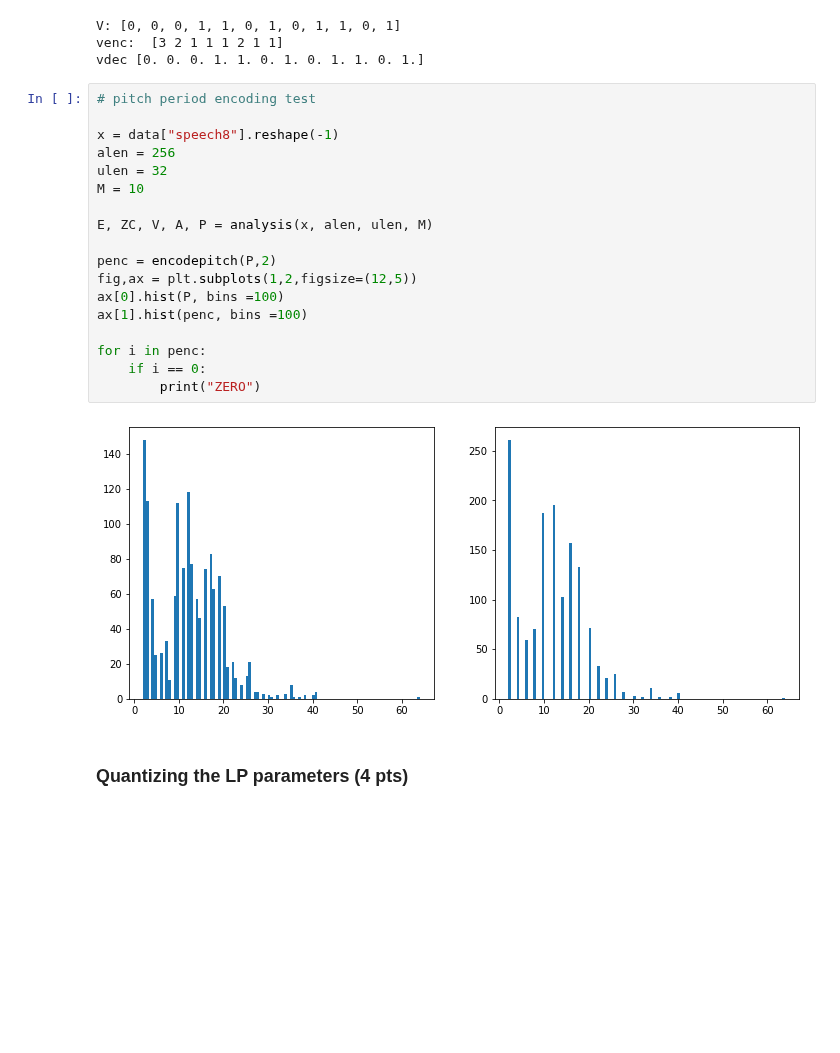
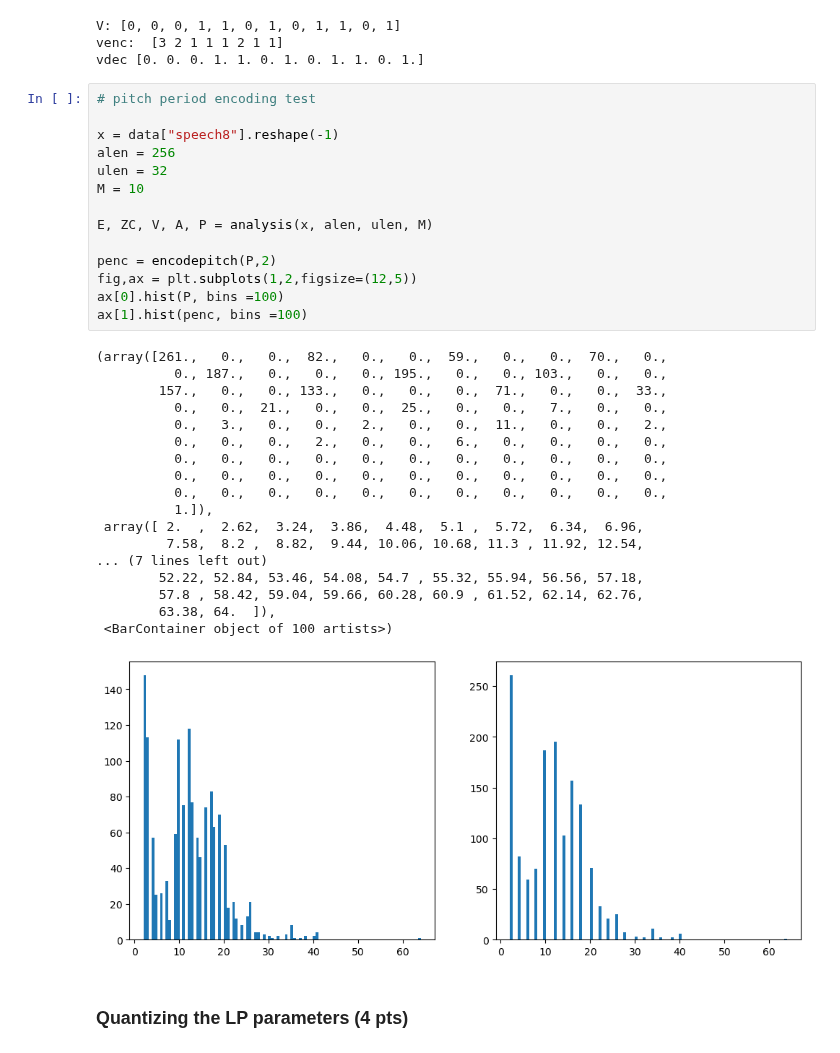
Before and after one commit to bossersimon/EQ2321, a Jupyter notebook: lab2/assignment_2.ipynb, the cells around one changed output. Cells and saved outputs as stored; diff of their text form; blank space fills up the shorter version.

```diff
--- a/lab2/assignment_2.ipynb
+++ b/lab2/assignment_2.ipynb
@@ -530,23 +531,36 @@ vdec [0. 0. 0. 1. 1. 0. 1. 0. 1. 1. 0. 1.]
 # %%
 # pitch period encoding test
 
 x = data["speech8"].reshape(-1)
 alen = 256
 ulen = 32
 M = 10
 
 E, ZC, V, A, P = analysis(x, alen, ulen, M)
 
 penc = encodepitch(P,2)
 fig,ax = plt.subplots(1,2,figsize=(12,5))
 ax[0].hist(P, bins =100)
 ax[1].hist(penc, bins =100)
-
-for i in penc:
-    if i == 0:
-        print("ZERO")
 # %% [output]
+(array([261.,   0.,   0.,  82.,   0.,   0.,  59.,   0.,   0.,  70.,   0.,
+          0., 187.,   0.,   0.,   0., 195.,   0.,   0., 103.,   0.,   0.,
+        157.,   0.,   0., 133.,   0.,   0.,   0.,  71.,   0.,   0.,  33.,
+          0.,   0.,  21.,   0.,   0.,  25.,   0.,   0.,   7.,   0.,   0.,
+          0.,   3.,   0.,   0.,   2.,   0.,   0.,  11.,   0.,   0.,   2.,
+          0.,   0.,   0.,   2.,   0.,   0.,   6.,   0.,   0.,   0.,   0.,
+          0.,   0.,   0.,   0.,   0.,   0.,   0.,   0.,   0.,   0.,   0.,
+          0.,   0.,   0.,   0.,   0.,   0.,   0.,   0.,   0.,   0.,   0.,
+          0.,   0.,   0.,   0.,   0.,   0.,   0.,   0.,   0.,   0.,   0.,
+          1.]),
+ array([ 2.  ,  2.62,  3.24,  3.86,  4.48,  5.1 ,  5.72,  6.34,  6.96,
+         7.58,  8.2 ,  8.82,  9.44, 10.06, 10.68, 11.3 , 11.92, 12.54,
+... (7 lines left out)
+        52.22, 52.84, 53.46, 54.08, 54.7 , 55.32, 55.94, 56.56, 57.18,
+        57.8 , 58.42, 59.04, 59.66, 60.28, 60.9 , 61.52, 62.14, 62.76,
+        63.38, 64.  ]),
+ <BarContainer object of 100 artists>)
-[figure, old version]
+[figure, new version]
 # %% [markdown]
 ### Quantizing the LP parameters (4 pts)
 # %% [markdown]
```
Also changed, not shown: parts of 9 cells of this notebook.
